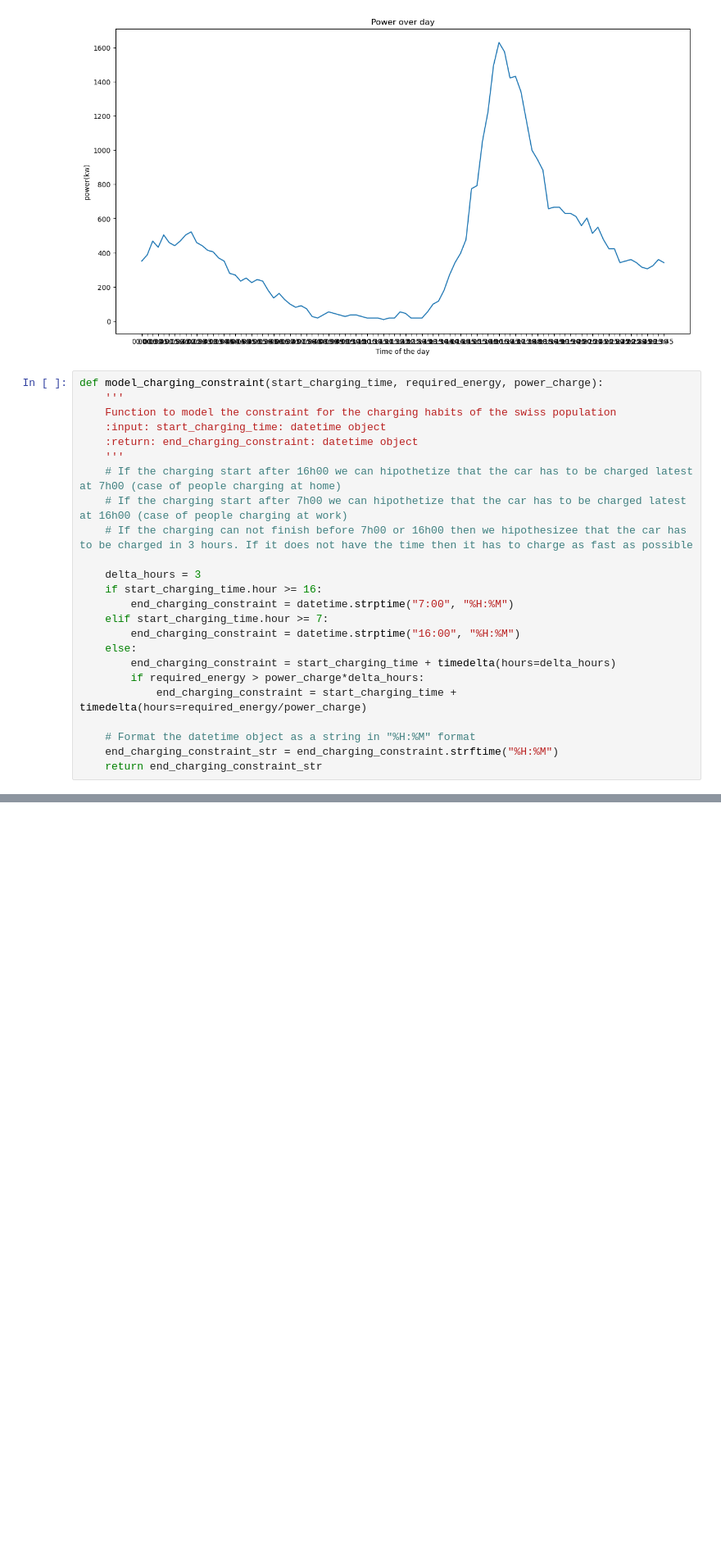
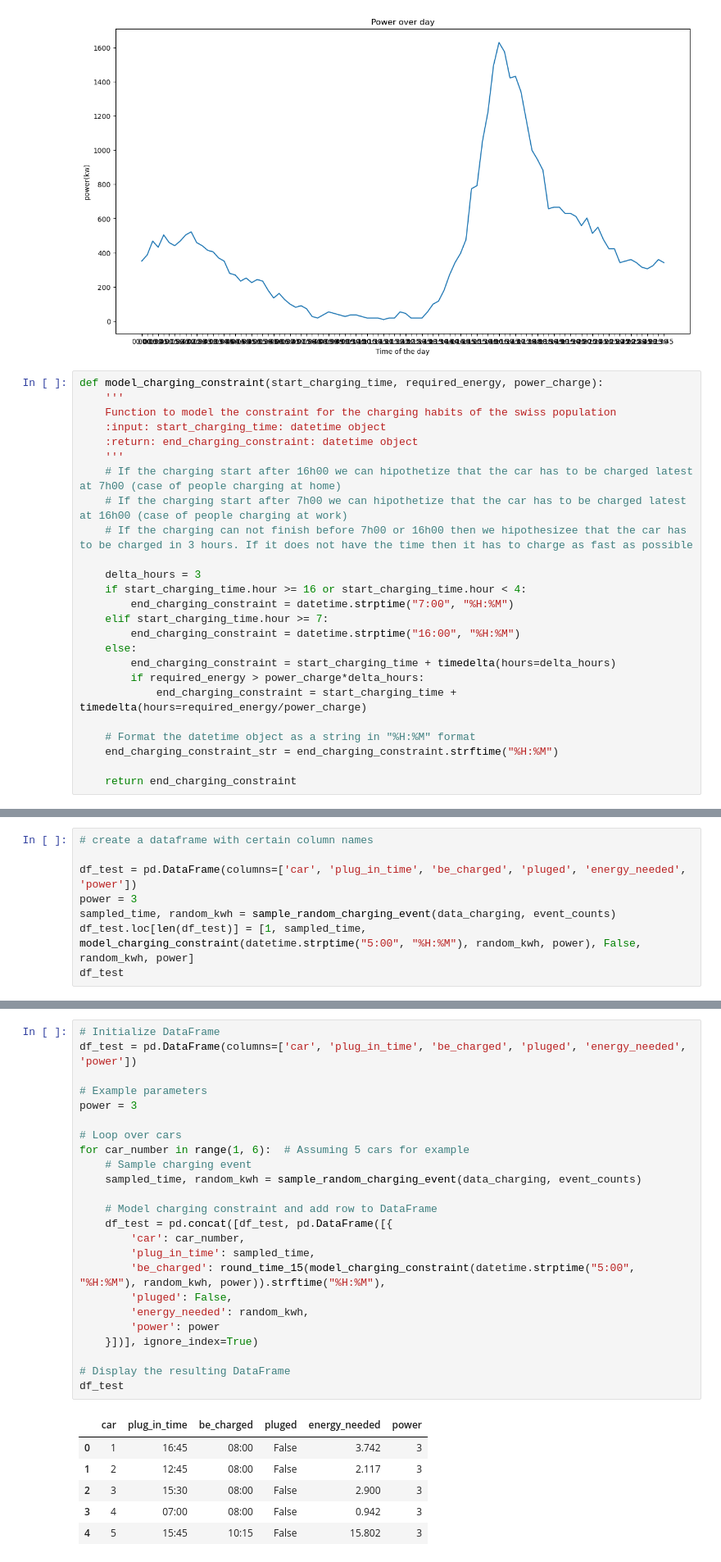
Before and after one commit to yanis-trn/EnergyNow2.0, a Jupyter notebook: EV-modeling.ipynb, the cells around one changed output, grey strips where cells are left out. Shown at 82% size. Drawn from its saved outputs; the diff is of its cells as text; blank space fills up the shorter version.

Commit message:
adding first dataframe for gathering infos on cars

```diff
--- a/EV-modeling.ipynb
+++ b/EV-modeling.ipynb
@@ -390,7 +390,7 @@ def model_charging_constraint(start_charging_time, required_energy, power_charge
     # If the charging can not finish before 7h00 or 16h00 then we hipothesizee that the car has to be charged in 3 hours. If it does not have the time then it has to charge as fast as possible
 
     delta_hours = 3
-    if start_charging_time.hour >= 16:
+    if start_charging_time.hour >= 16 or start_charging_time.hour < 4:
         end_charging_constraint = datetime.strptime("7:00", "%H:%M")
     elif start_charging_time.hour >= 7:
         end_charging_constraint = datetime.strptime("16:00", "%H:%M")
@@ -401,5 +401,6 @@ def model_charging_constraint(start_charging_time, required_energy, power_charge
 
     # Format the datetime object as a string in "%H:%M" format
     end_charging_constraint_str = end_charging_constraint.strftime("%H:%M")
-    return end_charging_constraint_str
+
+    return end_charging_constraint
 # %%
@@ -408,0 +417,8 @@ model_charging_constraint(datetime.strptime("5:00", "%H:%M"), 4, 4)
+# %%
+# create a dataframe with certain column names
+
+df_test = pd.DataFrame(columns=['car', 'plug_in_time', 'be_charged', 'pluged', 'energy_needed', 'power'])
+power = 3
+sampled_time, random_kwh = sample_random_charging_event(data_charging, event_counts)
+df_test.loc[len(df_test)] = [1, sampled_time, model_charging_constraint(datetime.strptime("5:00", "%H:%M"), random_kwh, power), False, random_kwh, power]
+df_test
@@ -408,0 +428,31 @@ model_charging_constraint(datetime.strptime("5:00", "%H:%M"), 4, 4)
+# %%
+# Initialize DataFrame
+df_test = pd.DataFrame(columns=['car', 'plug_in_time', 'be_charged', 'pluged', 'energy_needed', 'power'])
+
+# Example parameters
+power = 3
+
+# Loop over cars
+for car_number in range(1, 6):  # Assuming 5 cars for example
+    # Sample charging event
+    sampled_time, random_kwh = sample_random_charging_event(data_charging, event_counts)
+
+    # Model charging constraint and add row to DataFrame
+    df_test = pd.concat([df_test, pd.DataFrame([{
+        'car': car_number,
+        'plug_in_time': sampled_time,
+        'be_charged': round_time_15(model_charging_constraint(datetime.strptime("5:00", "%H:%M"), random_kwh, power)).strftime("%H:%M"),
+        'pluged': False,
+        'energy_needed': random_kwh,
+        'power': power
+    }])], ignore_index=True)
+
+# Display the resulting DataFrame
+df_test
+# %% [output]
+|  | car | plug_in_time | be_charged | pluged | energy_needed | power |
+| 0 | 1 | 16:45 | 08:00 | False | 3.742 | 3 |
+| 1 | 2 | 12:45 | 08:00 | False | 2.117 | 3 |
+| 2 | 3 | 15:30 | 08:00 | False | 2.900 | 3 |
+| 3 | 4 | 07:00 | 08:00 | False | 0.942 | 3 |
+| 4 | 5 | 15:45 | 10:15 | False | 15.802 | 3 |
```
Also changed, not shown: parts of 4 cells of this notebook.
